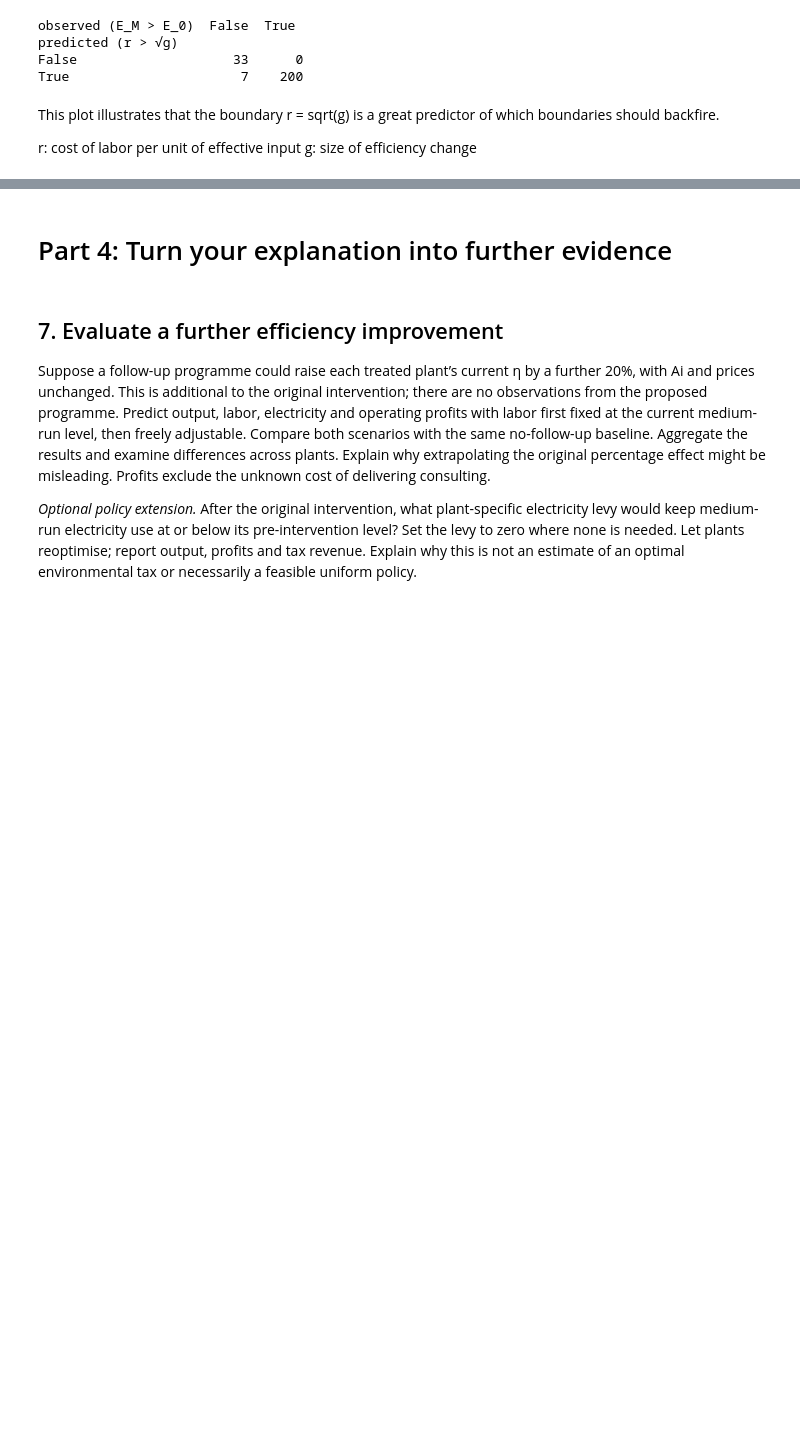
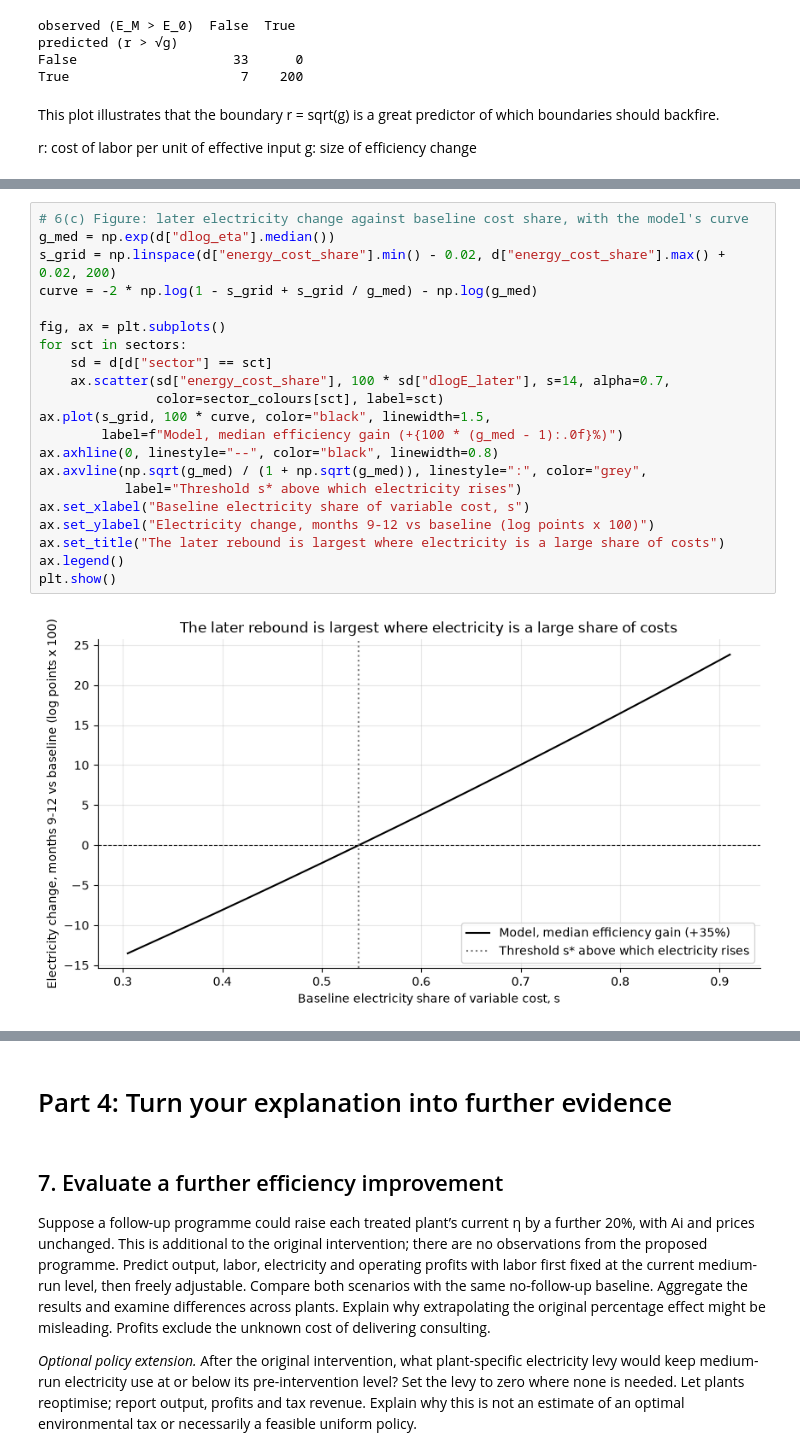
Before and after one commit to xave-markey/hw2_insurance_econ, a Jupyter notebook: assignment2_JL_V2.ipynb, the cells around one changed output, grey strips where cells are left out. Drawn from its saved outputs; the diff is of its cells as text; blank space fills up the shorter version.

```diff
--- a/assignment2_JL_V2.ipynb
+++ b/assignment2_JL_V2.ipynb
@@ -1881,0 +2184,23 @@ g: size of efficiency change
+# %%
+# 6(c) Figure: later electricity change against baseline cost share, with the model's curve
+g_med = np.exp(d["dlog_eta"].median())
+s_grid = np.linspace(d["energy_cost_share"].min() - 0.02, d["energy_cost_share"].max() + 0.02, 200)
+curve = -2 * np.log(1 - s_grid + s_grid / g_med) - np.log(g_med)
+
+fig, ax = plt.subplots()
+for sct in sectors:
+    sd = d[d["sector"] == sct]
+    ax.scatter(sd["energy_cost_share"], 100 * sd["dlogE_later"], s=14, alpha=0.7,
+               color=sector_colours[sct], label=sct)
+ax.plot(s_grid, 100 * curve, color="black", linewidth=1.5,
+        label=f"Model, median efficiency gain (+{100 * (g_med - 1):.0f}%)")
+ax.axhline(0, linestyle="--", color="black", linewidth=0.8)
+ax.axvline(np.sqrt(g_med) / (1 + np.sqrt(g_med)), linestyle=":", color="grey",
+           label="Threshold s* above which electricity rises")
+ax.set_xlabel("Baseline electricity share of variable cost, s")
+ax.set_ylabel("Electricity change, months 9-12 vs baseline (log points x 100)")
+ax.set_title("The later rebound is largest where electricity is a large share of costs")
+ax.legend()
+plt.show()
+# %% [output]
+[figure, added]
```
Also changed, not shown: parts of 27 cells of this notebook, 4 other files.
